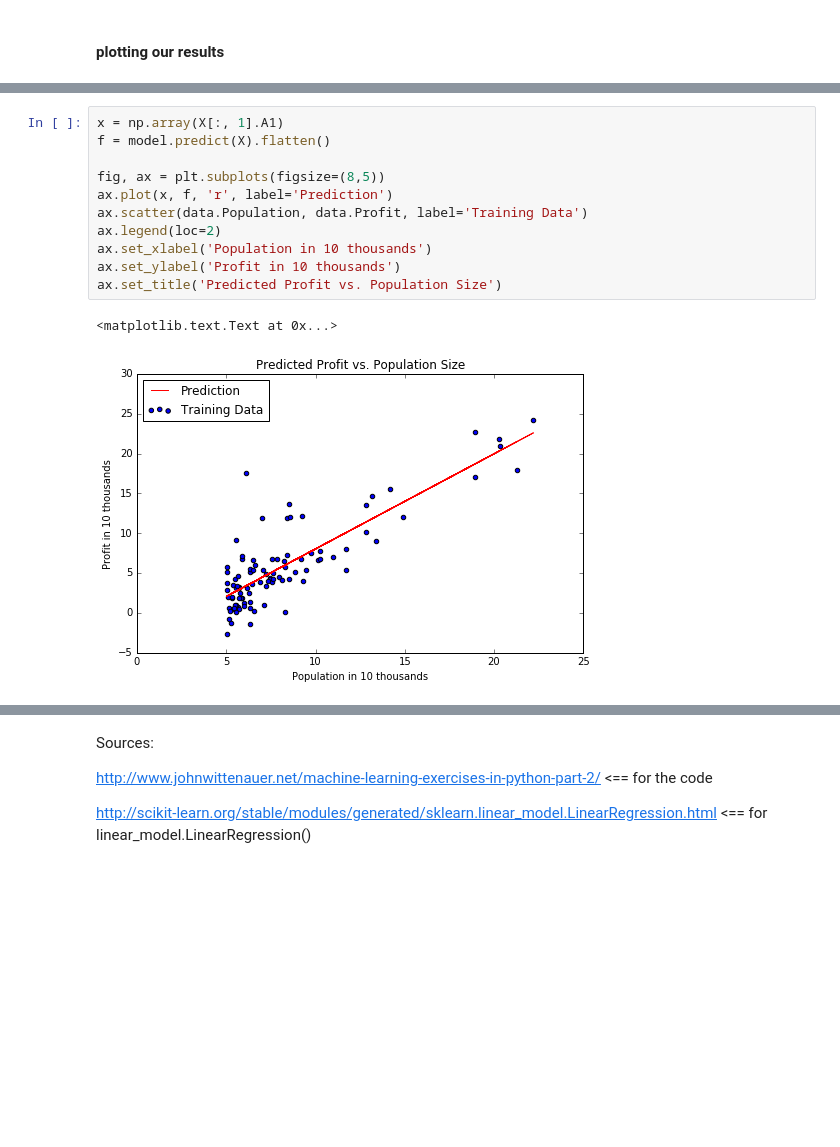
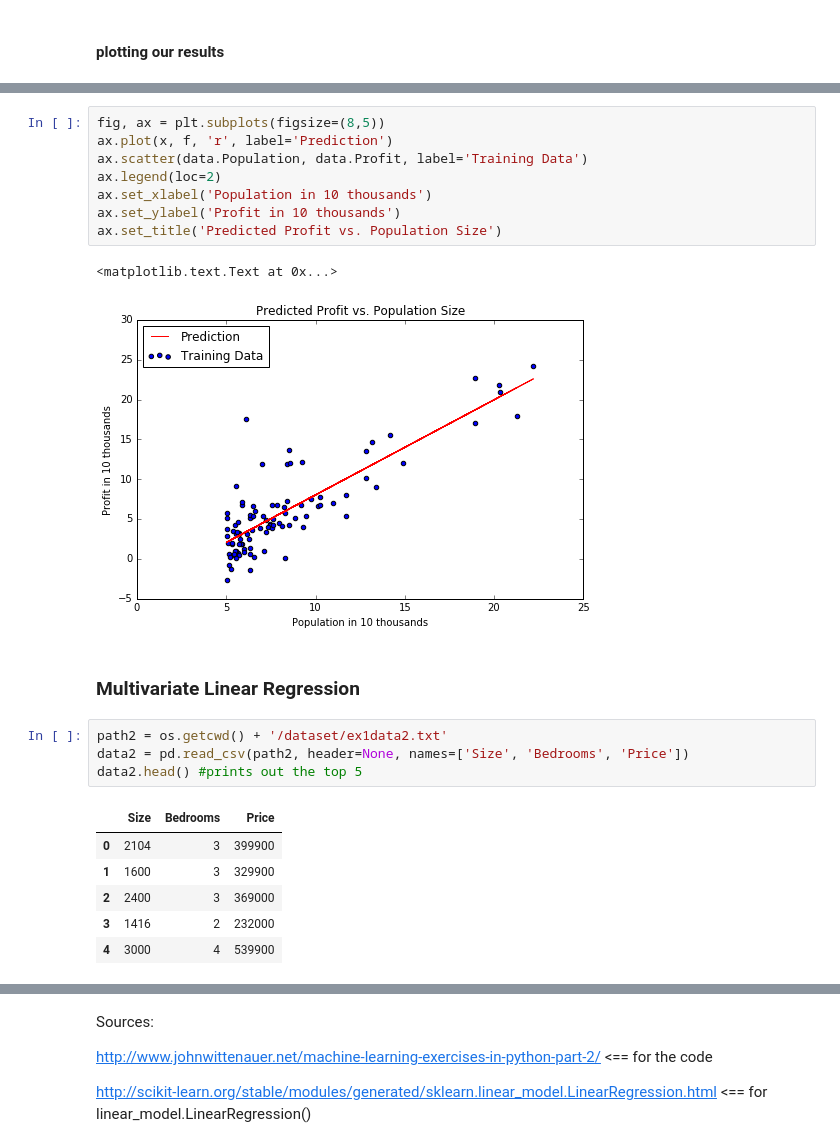
Before and after one commit to LearnedVector/Machine-Learning-with-Andrew-Ng, a Jupyter notebook: LinearRegression_ex1/Linear Regression with Scikit-learn.ipynb, the cells around one changed output, grey strips where cells are left out. Drawn from its saved outputs; the diff is of its cells as text; blank space fills up the shorter version.

Commit message:
multivariate with sci-kit-learn

```diff
--- a/LinearRegression_ex1/Linear Regression with Scikit-learn.ipynb
+++ b/LinearRegression_ex1/Linear Regression with Scikit-learn.ipynb
@@ -47,7 +73,4 @@ LinearRegression(copy_X=True, fit_intercept=True, n_jobs=1, normalize=False)
 # %%
-x = np.array(X[:, 1].A1)
-f = model.predict(X).flatten()
-
 fig, ax = plt.subplots(figsize=(8,5))
 ax.plot(x, f, 'r', label='Prediction')
 ax.scatter(data.Population, data.Profit, label='Training Data')
@@ -58,3 +81,16 @@ ax.set_title('Predicted Profit vs. Population Size')
 # %% [output]
 <matplotlib.text.Text at 0x...>
 [figure]
+# %% [markdown]
+### Multivariate Linear Regression
+# %%
+path2 = os.getcwd() + '/dataset/ex1data2.txt'
+data2 = pd.read_csv(path2, header=None, names=['Size', 'Bedrooms', 'Price'])
+data2.head() #prints out the top 5
+# %% [output]
+|  | Size | Bedrooms | Price |
+| 0 | 2104 | 3 | 399900 |
+| 1 | 1600 | 3 | 329900 |
+| 2 | 2400 | 3 | 369000 |
+| 3 | 1416 | 2 | 232000 |
+| 4 | 3000 | 4 | 539900 |
```
Also changed, not shown: parts of 12 cells of this notebook, 1 other file.
